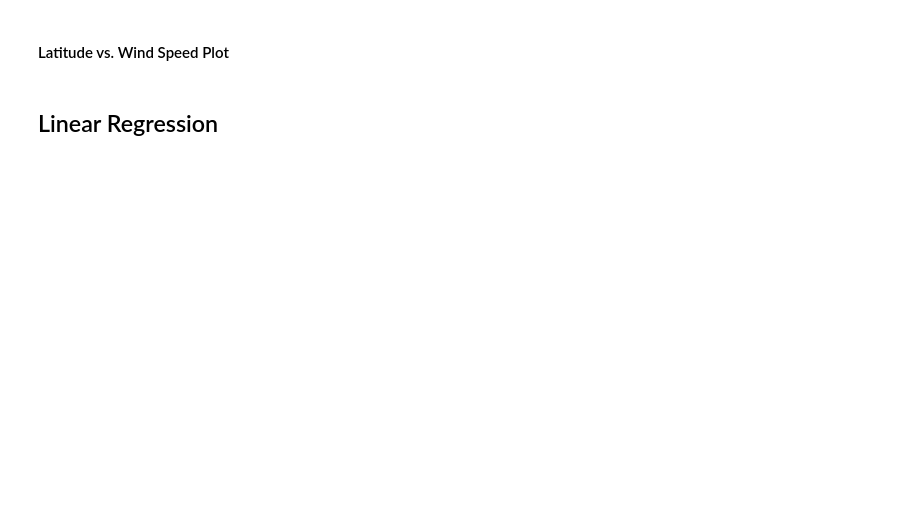
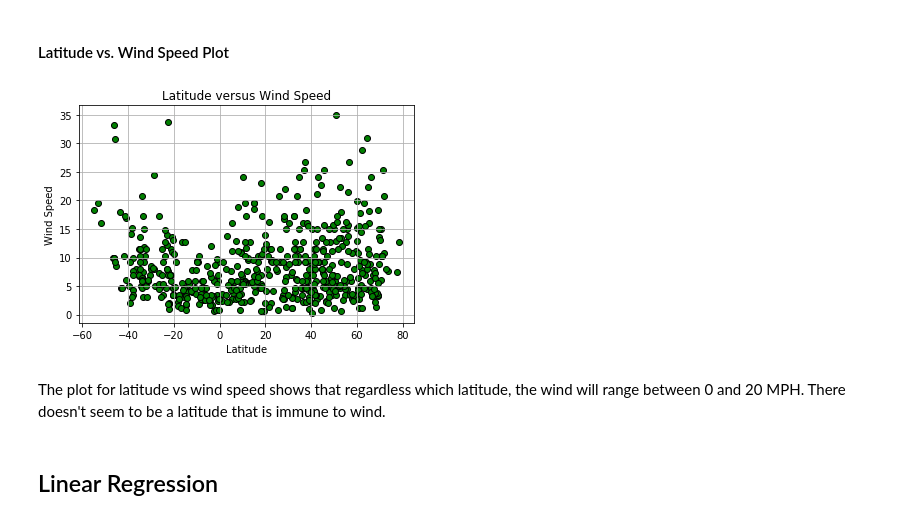
Before and after one commit to RADettmer/python-api-challenge, a Jupyter notebook: WeatherPy.ipynb, the cells around one changed output. Saved outputs shown, nothing was run; the diff lists cells and outputs as text; code cells hidden in the pictures; blank space fills up the shorter version.

```diff
--- a/WeatherPy.ipynb
+++ b/WeatherPy.ipynb
@@ -270,12 +267,17 @@ plt.grid()
 # %% [markdown]
 #### Latitude vs. Wind Speed Plot
 # %%
-#plot lat vs cloudiness - 3/13/2019
-plt.scatter(wdata_df.iloc[:,2], wdata_df.iloc[:,8], marker = 'o', facecolors = 'green', edgecolors = 'black')
+#plot lat vs wind speed
+plt.scatter(city_df.iloc[:,2], city_df.iloc[:,7], marker = 'o', facecolors = 'green', edgecolors = 'black')
 plt.xlabel("Latitude")
 plt.ylabel("Wind Speed")
 plt.title("Latitude versus Wind Speed")
 plt.grid()
+plt.savefig("lat_vs_windspeed.png")
+# %% [output]
+[figure, added]
+# %% [markdown]
+The plot for latitude vs wind speed shows that regardless which latitude, the wind will range between 0 and 20 MPH. There doesn't seem to be a latitude that is immune to wind.
 # %% [markdown]
 ## Linear Regression
 # %%
```
Also changed, not shown: parts of 40 cells of this notebook, 1 other file.
